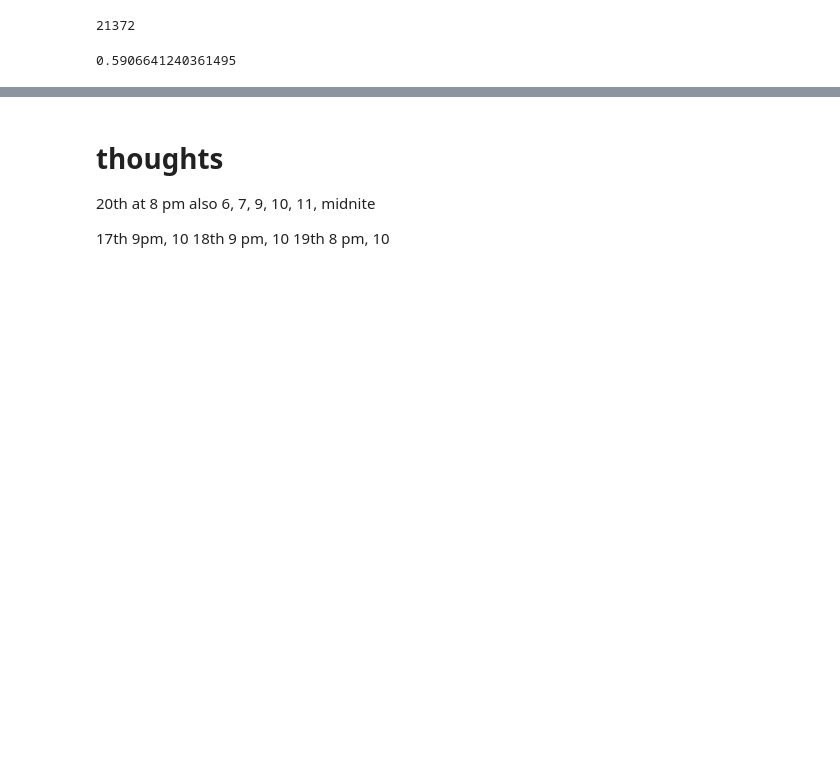
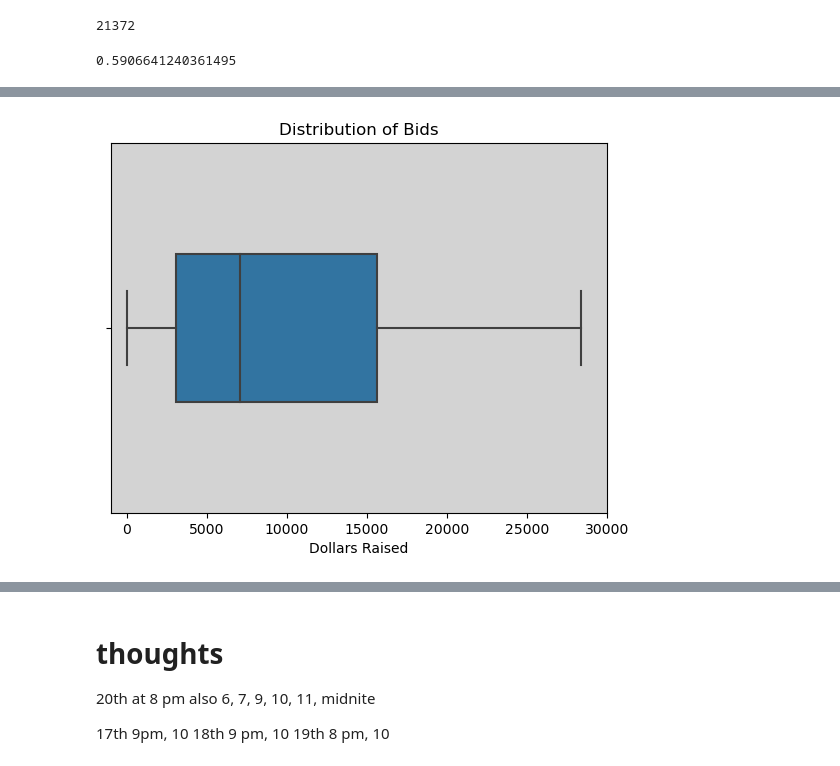
Before and after one commit to DouglasJBruce/GDQ_Analysis, a Jupyter notebook: exploration of games done quick donations.ipynb, the cells around one changed output, grey strips where cells are left out. Saved outputs shown, nothing was run; the diff lists cells and outputs as text; code cells hidden in the pictures; blank space fills up the shorter version.

```diff
--- a/exploration of games done quick donations.ipynb
+++ b/exploration of games done quick donations.ipynb
@@ -593,2 +627,11 @@ ax.pie([59,41],
+# %%
+img = sns.boxplot(x=bids.amount, width = 0.4)
+img.set_xlim([-1000,30000])
+plt.title('Distribution of Bids')
+plt.xlabel('Dollars Raised')
+img.set_facecolor('lightgrey')
+plt.savefig('data/graph.png',orientation='landscape',transparent=True);
+# %% [output]
+[figure, added]
 # %%
 dona.loc[dona.name.isin(company_don)]
```
Also changed, not shown: parts of 82 cells of this notebook, 2 other files.
